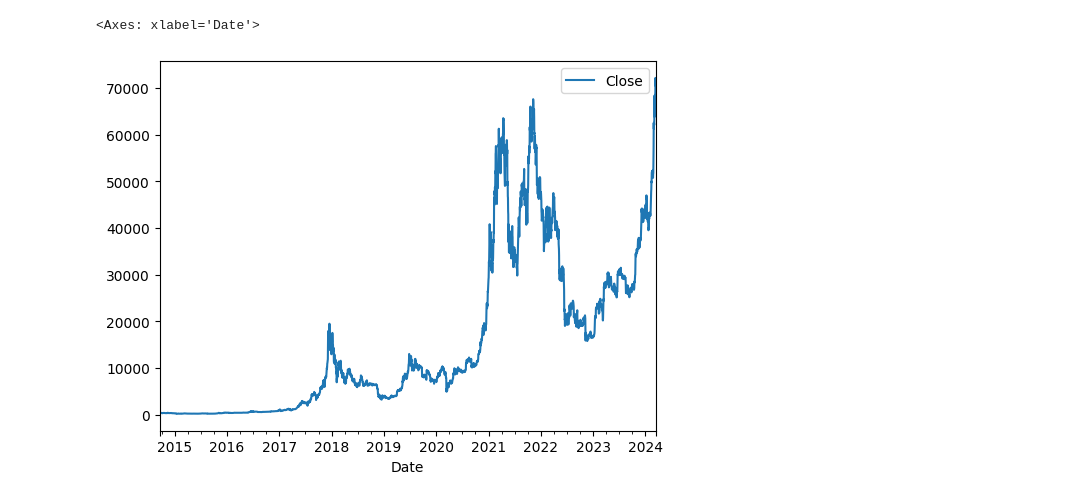
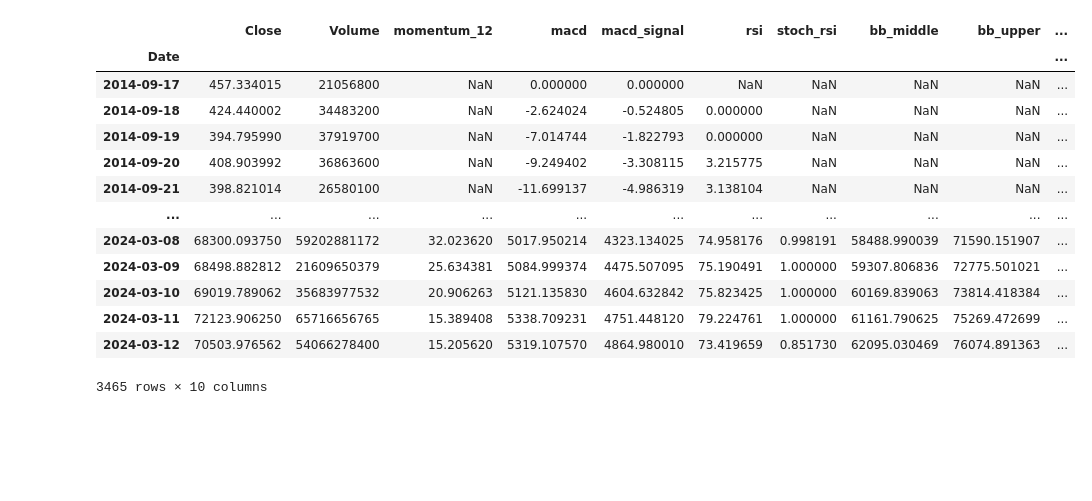
Before and after one commit to astronaut505/CoinSight, a Jupyter notebook: Untitled-1.ipynb, the cells around one changed output. Drawn from its saved outputs; the diff is of its cells as text; code cells hidden in the pictures; blank space fills up the shorter version.

```diff
--- a/Untitled-1.ipynb
+++ b/Untitled-1.ipynb
@@ -26,10 +26,24 @@ Date
 
 [3465 rows x 6 columns]
-# %%
-data.plot(y='Close')
-# %% [output]
-<Axes: xlabel='Date'>
-[figure, removed]
+# %%
+data.columns
+dropdata = data.drop(columns=['Open', 'High', 'Low', 'Adj Close'])
+dropdata
+# %% [output]
+|  | Close | Volume | momentum_12 | macd | macd_signal | rsi | stoch_rsi | bb_middle | bb_upper | ... |
+| Date |  |  |  |  |  |  |  |  |  | ... |
+| 2014-09-17 | 457.334015 | 21056800 | NaN | 0.000000 | 0.000000 | NaN | NaN | NaN | NaN | ... |
+| 2014-09-18 | 424.440002 | 34483200 | NaN | -2.624024 | -0.524805 | 0.000000 | NaN | NaN | NaN | ... |
+| 2014-09-19 | 394.795990 | 37919700 | NaN | -7.014744 | -1.822793 | 0.000000 | NaN | NaN | NaN | ... |
+| 2014-09-20 | 408.903992 | 36863600 | NaN | -9.249402 | -3.308115 | 3.215775 | NaN | NaN | NaN | ... |
+| 2014-09-21 | 398.821014 | 26580100 | NaN | -11.699137 | -4.986319 | 3.138104 | NaN | NaN | NaN | ... |
+| ... | ... | ... | ... | ... | ... | ... | ... | ... | ... | ... |
+| 2024-03-08 | 68300.093750 | 59202881172 | 32.023620 | 5017.950214 | 4323.134025 | 74.958176 | 0.998191 | 58488.990039 | 71590.151907 | ... |
+| 2024-03-09 | 68498.882812 | 21609650379 | 25.634381 | 5084.999374 | 4475.507095 | 75.190491 | 1.000000 | 59307.806836 | 72775.501021 | ... |
+| 2024-03-10 | 69019.789062 | 35683977532 | 20.906263 | 5121.135830 | 4604.632842 | 75.823425 | 1.000000 | 60169.839063 | 73814.418384 | ... |
+| 2024-03-11 | 72123.906250 | 65716656765 | 15.389408 | 5338.709231 | 4751.448120 | 79.224761 | 1.000000 | 61161.790625 | 75269.472699 | ... |
+| 2024-03-12 | 70503.976562 | 54066278400 | 15.205620 | 5319.107570 | 4864.980010 | 73.419659 | 0.851730 | 62095.030469 | 76074.891363 | ... |
+3465 rows × 10 columns
 # %%
 import pandas as pd
 import numpy as np
```
Also changed, not shown: parts of 4 cells of this notebook.
